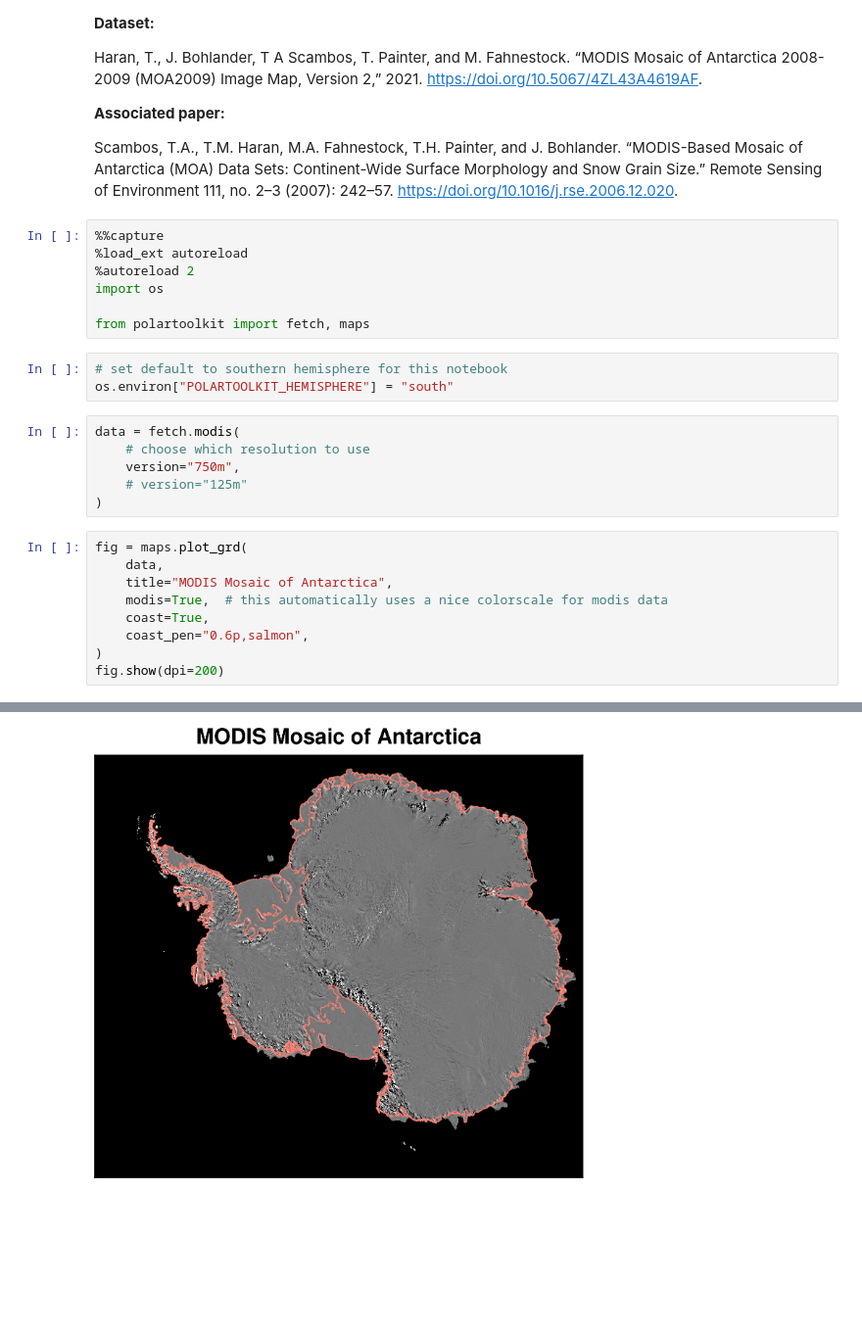
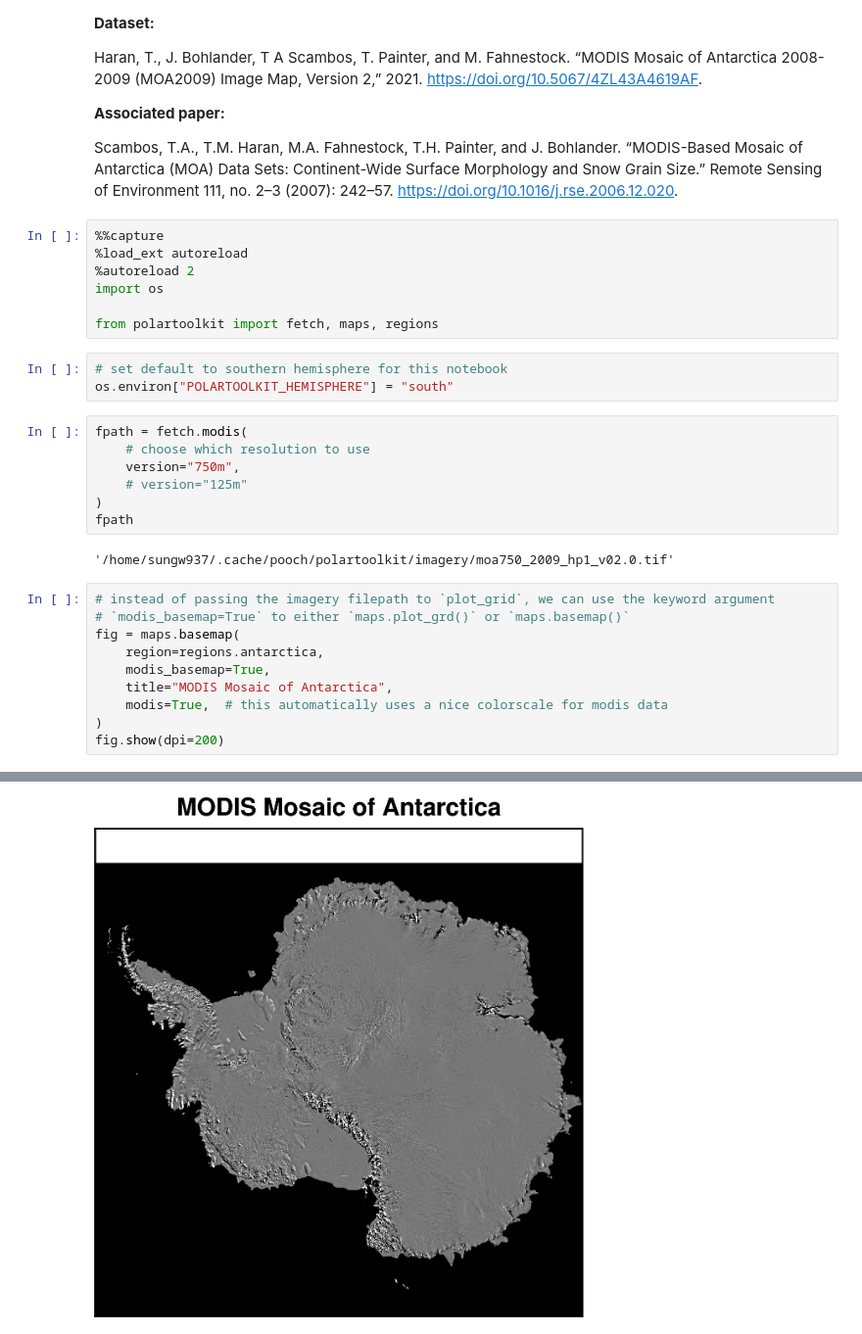
Before and after one commit to mdtanker/polartoolkit, a Jupyter notebook: docs/datasets/antarctica/modis_moa.ipynb, the cells around one changed output, grey strips where cells are left out. Shown at 98% size. Drawn from its saved outputs; the diff is of its cells as text; blank space fills up the shorter version.

```diff
--- a/docs/datasets/antarctica/modis_moa.ipynb
+++ b/docs/datasets/antarctica/modis_moa.ipynb
@@ -18,23 +18,27 @@ Scambos, T.A., T.M. Haran, M.A. Fahnestock, T.H. Painter, and J. Bohlander. “M
 %autoreload 2
 import os
 
-from polartoolkit import fetch, maps
+from polartoolkit import fetch, maps, regions
 # %%
 # set default to southern hemisphere for this notebook
 os.environ["POLARTOOLKIT_HEMISPHERE"] = "south"
 # %%
-data = fetch.modis(
+fpath = fetch.modis(
     # choose which resolution to use
     version="750m",
     # version="125m"
 )
+fpath
+# %% [output]
+'/home/sungw937/.cache/pooch/polartoolkit/imagery/moa750_2009_hp1_v02.0.tif'
 # %%
-fig = maps.plot_grd(
-    data,
+# instead of passing the imagery filepath to `plot_grid`, we can use the keyword argument
+# `modis_basemap=True` to either `maps.plot_grd()` or `maps.basemap()`
+fig = maps.basemap(
+    region=regions.antarctica,
+    modis_basemap=True,
     title="MODIS Mosaic of Antarctica",
     modis=True,  # this automatically uses a nice colorscale for modis data
-    coast=True,
-    coast_pen="0.6p,salmon",
 )
 fig.show(dpi=200)
 # %% [output]
@@ -58 +45 @@ Warning 1: The definition of geographic CRS EPSG:4326 got from GeoTIFF keys is n
-[figure, old version]
+[figure, new version]
```
Also changed, not shown: parts of 1 cell of this notebook, 29 other files.
